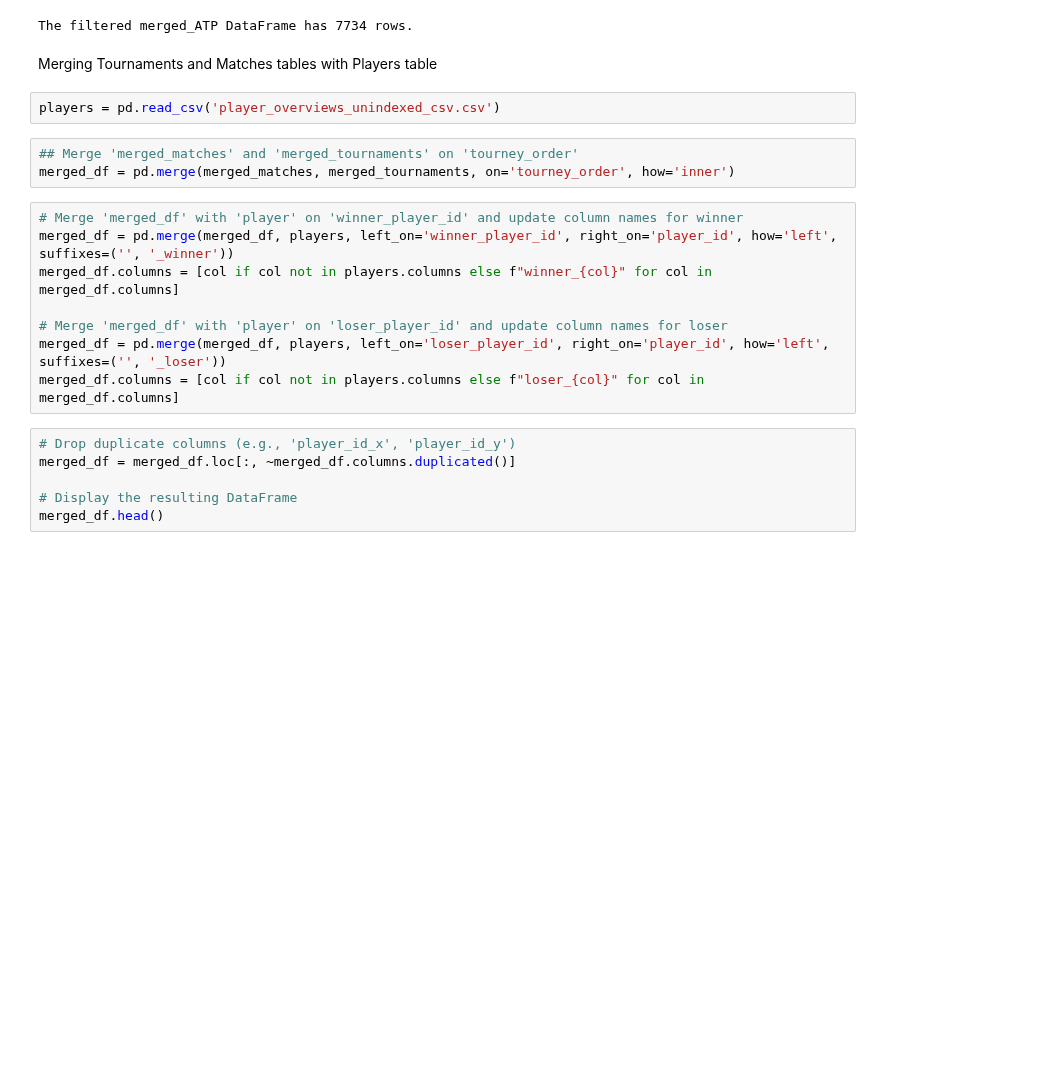
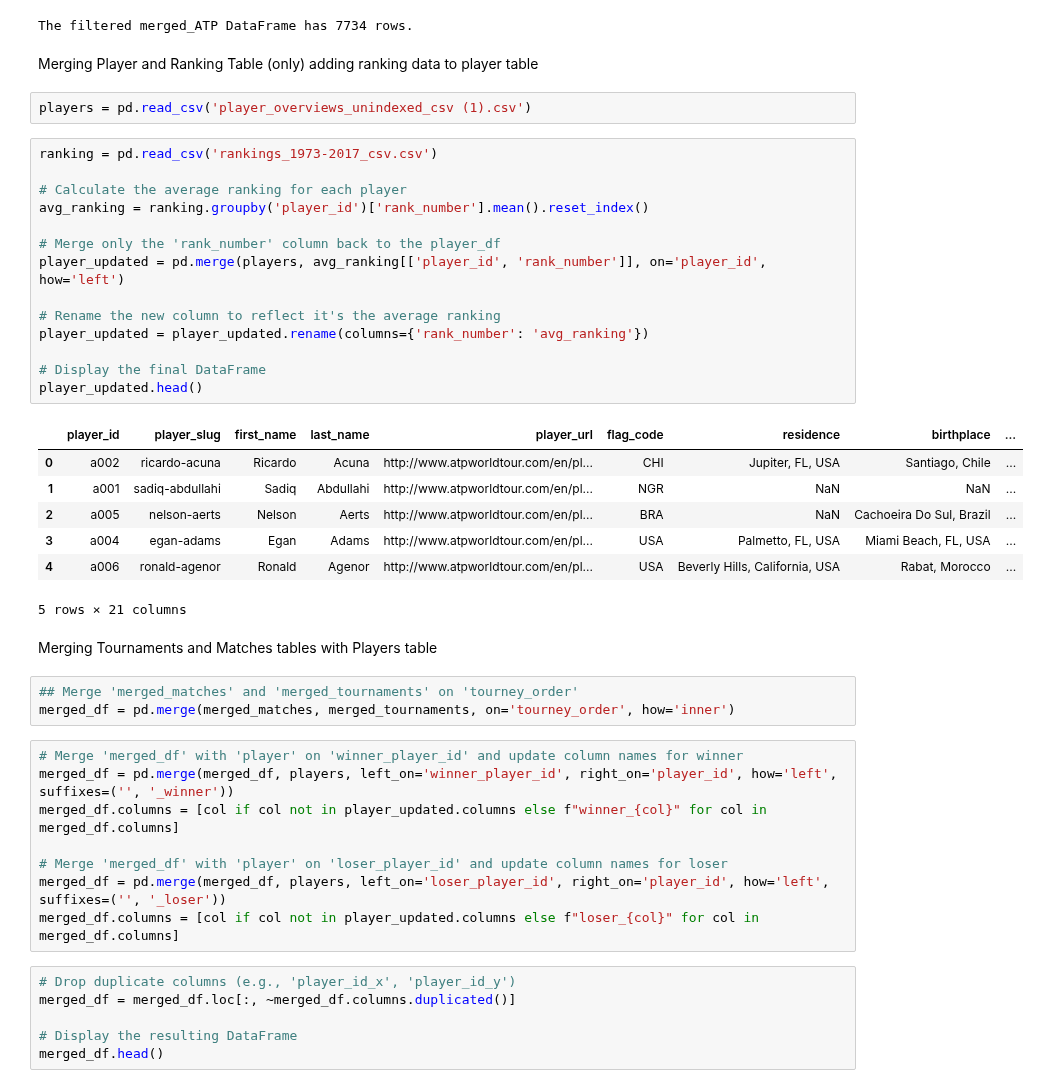
Before and after one commit to Farnaaaz/TenniMatchPrediction, a Jupyter notebook: ERIC RANKING THANKS FARNAZ.ipynb, the cells around one changed output. Cells and saved outputs as stored; diff of their text form; blank space fills up the shorter version.

```diff
--- a/ERIC RANKING THANKS FARNAZ.ipynb
+++ b/ERIC RANKING THANKS FARNAZ.ipynb
@@ -123,21 +109,46 @@ matches_rows = merged_matches.shape[0]
 print(f"The filtered merged_ATP DataFrame has {matches_rows} rows.")
 # %% [output]
 The filtered merged_ATP DataFrame has 7734 rows.
+# %% [markdown]
+Merging Player and Ranking Table
+(only) adding ranking data to player table
+# %%
+players = pd.read_csv('player_overviews_unindexed_csv (1).csv')
+# %%
+ranking = pd.read_csv('rankings_1973-2017_csv.csv')
+
+# Calculate the average ranking for each player
+avg_ranking = ranking.groupby('player_id')['rank_number'].mean().reset_index()
+
+# Merge only the 'rank_number' column back to the player_df
+player_updated = pd.merge(players, avg_ranking[['player_id', 'rank_number']], on='player_id', how='left')
+
+# Rename the new column to reflect it's the average ranking
+player_updated = player_updated.rename(columns={'rank_number': 'avg_ranking'})
+
+# Display the final DataFrame
+player_updated.head()
+# %% [output]
+|  | player_id | player_slug | first_name | last_name | player_url | flag_code | residence | birthplace | ... |
+| 0 | a002 | ricardo-acuna | Ricardo | Acuna | http://www.atpworldtour.com/en/pl... | CHI | Jupiter, FL, USA | Santiago, Chile | ... |
+| 1 | a001 | sadiq-abdullahi | Sadiq | Abdullahi | http://www.atpworldtour.com/en/pl... | NGR | NaN | NaN | ... |
+| 2 | a005 | nelson-aerts | Nelson | Aerts | http://www.atpworldtour.com/en/pl... | BRA | NaN | Cachoeira Do Sul, Brazil | ... |
+| 3 | a004 | egan-adams | Egan | Adams | http://www.atpworldtour.com/en/pl... | USA | Palmetto, FL, USA | Miami Beach, FL, USA | ... |
+| 4 | a006 | ronald-agenor | Ronald | Agenor | http://www.atpworldtour.com/en/pl... | USA | Beverly Hills, California, USA | Rabat, Morocco | ... |
+5 rows × 21 columns
 # %% [markdown]
 Merging Tournaments and Matches tables with Players table
-# %%
-players = pd.read_csv('player_overviews_unindexed_csv.csv')
 # %%
 ## Merge 'merged_matches' and 'merged_tournaments' on 'tourney_order'
 merged_df = pd.merge(merged_matches, merged_tournaments, on='tourney_order', how='inner')
 # %%
 # Merge 'merged_df' with 'player' on 'winner_player_id' and update column names for winner
 merged_df = pd.merge(merged_df, players, left_on='winner_player_id', right_on='player_id', how='left', suffixes=('', '_winner'))
-merged_df.columns = [col if col not in players.columns else f"winner_{col}" for col in merged_df.columns]
+merged_df.columns = [col if col not in player_updated.columns else f"winner_{col}" for col in merged_df.columns]
 
 # Merge 'merged_df' with 'player' on 'loser_player_id' and update column names for loser
 merged_df = pd.merge(merged_df, players, left_on='loser_player_id', right_on='player_id', how='left', suffixes=('', '_loser'))
-merged_df.columns = [col if col not in players.columns else f"loser_{col}" for col in merged_df.columns]
+merged_df.columns = [col if col not in player_updated.columns else f"loser_{col}" for col in merged_df.columns]
 # %%
 # Drop duplicate columns (e.g., 'player_id_x', 'player_id_y')
 merged_df = merged_df.loc[:, ~merged_df.columns.duplicated()]
```
Also changed, not shown: parts of 6 cells of this notebook.
